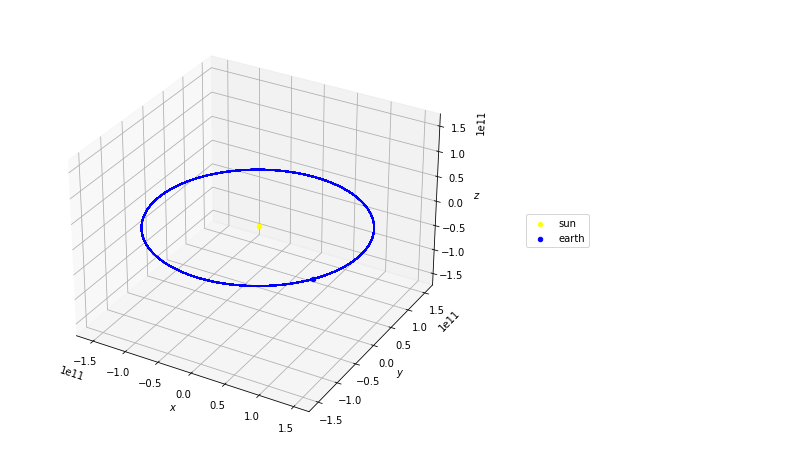
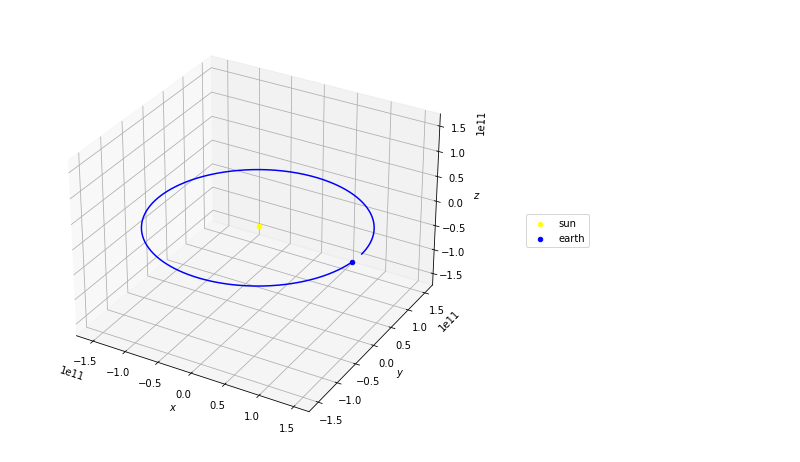
Before and after one commit to whuang259/Math714Project, a Jupyter notebook: nbody-simulation.ipynb, the cells around one changed output. Saved outputs shown, nothing was run; the diff lists cells and outputs as text; code cells hidden in the pictures.

Commit message:
Plotting + fixes

```diff
--- a/nbody-simulation.ipynb
+++ b/nbody-simulation.ipynb
@@ -162,7 +162,7 @@ class BHNode():
 
 class BarnesHutForceCalculator(ForceCalculator):
     def compute_accelerations(positions, masses):
-        theta = 0
+        theta = 0.5
         N = len(positions)
 
         # Build root octant (i.e. the largest one)
@@ -267,13 +267,13 @@ class NBodySimulation:
 # %%
 p1 = Body([0., 0., 0.], SM, [0., 0., 0.], "Sun")
 p2 = Body([AU, 0., 0.], 5.972e24, [0., 30000., 0.], "Earth")
 p3 = Body([15e8, 0., 14e6], 5.972e27, [100., 200., 300.], "Searth")
 pluto = Body([39.5*AU, 0., 0.], 1.31e22, [0., 4740., 0.], "Pearth")
 
 sim = NBodySimulation([p1, p2], RK4Integrator, BarnesHutForceCalculator)
 day = 60*60*24
 
-soln = sim.run(day, 365*50)
+soln = sim.run(day, 365)
 plot_3d_trajectory(soln, 10, 10, ['sun', 'earth'], ['yellow', 'blue'], True)
 # %% [output]
-[figure, old version]
+[figure, new version]
```
Also changed, not shown: parts of 2 cells of this notebook.
